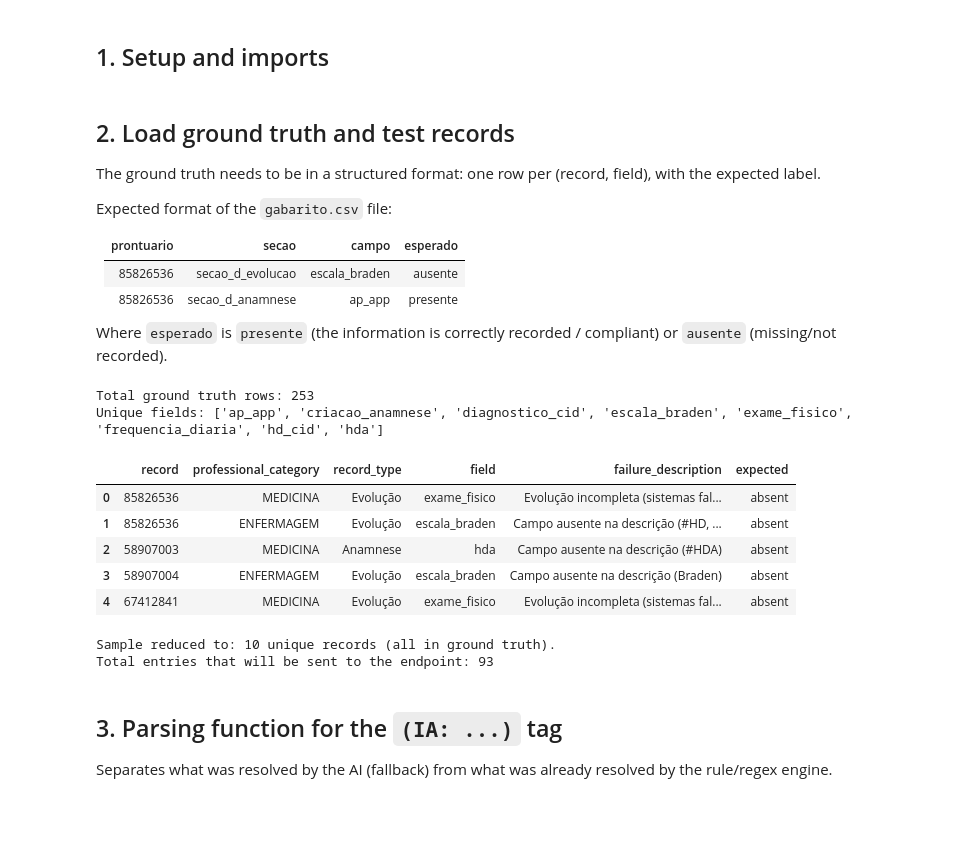
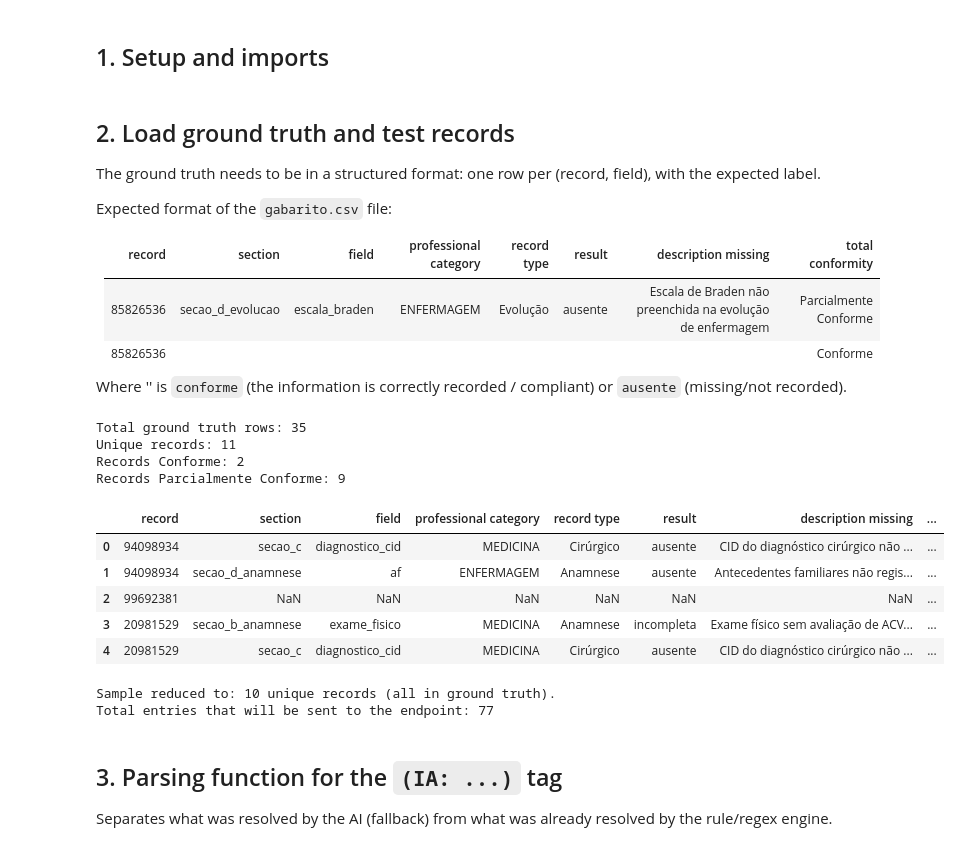
Before and after one commit to MaraLeao/Auditor-de-Qualidade-de-PEP, a Jupyter notebook: data_extract/evaluation/notebooks/avaliacao_modelos.ipynb, the cells around one changed output. Cells and saved outputs as stored; diff of their text form; code cells hidden in the pictures; blank space fills up the shorter version.

```diff
--- a/data_extract/evaluation/notebooks/avaliacao_modelos.ipynb
+++ b/data_extract/evaluation/notebooks/avaliacao_modelos.ipynb
@@ -85,6 +85,9 @@ AUDITABLE_FIELDS = {
         "escala_braden", "escala_morse", "curativo", "criacao_evolucao",
     ],
 }
+
+def clean_id(value):
+    return re.sub(r'\D', '', str(value))
 # %% [markdown]
 ## 2. Load ground truth and test records
 
@@ -92,28 +95,37 @@ The ground truth needs to be in a structured format: one row per (record, field)
 
 Expected format of the `gabarito.csv` file:
 
-| prontuario | secao | campo | esperado |
-|---|---|---|---|
-| 85826536 | secao_d_evolucao | escala_braden | ausente |
-| 85826536 | secao_d_anamnese | ap_app | presente |
+| record | section | field | professional category | record type | result | description missing | total conformity |
+|---|---|---|---|---|---|---|---|
+| 85826536 | secao_d_evolucao | escala_braden | ENFERMAGEM | Evolução | ausente | Escala de Braden não preenchida na evolução de enfermagem | Parcialmente Conforme |
+| 85826536 |  |  |  | | | | Conforme |
 
-Where `esperado` is `presente` (the information is correctly recorded / compliant) or `ausente` (missing/not recorded).
+Where '' is `conforme` (the information is correctly recorded / compliant) or `ausente` (missing/not recorded).
 # %%
 ground_truth = pd.read_csv(DATA_DIR / 'gabarito.csv')
-ground_truth['record'] = ground_truth['record'].astype(str).str.strip()
+ground_truth['record'] = ground_truth['record'].apply(clean_id)
 
 print(f"Total ground truth rows: {len(ground_truth)}")
-print(f"Unique fields: {sorted(ground_truth['field'].unique())}")
+print(f"Unique records: {ground_truth['record'].nunique()}")
+
+conforme_records = ground_truth[ground_truth['total conformity'] == 'Conforme']['record'].nunique()
+parcial_records = ground_truth[ground_truth['total conformity'] == 'Parcialmente Conforme']['record'].nunique()
+
+print(f"Records Conforme: {conforme_records}")
+print(f"Records Parcialmente Conforme: {parcial_records}")
+
 ground_truth.head()
 # %% [output]
-Total ground truth rows: 253
-Unique fields: ['ap_app', 'criacao_anamnese', 'diagnostico_cid', 'escala_braden', 'exame_fisico', 'frequencia_diaria', 'hd_cid', 'hda']
+Total ground truth rows: 35
+Unique records: 11
+Records Conforme: 2
+Records Parcialmente Conforme: 9
-|  | record | professional_category | record_type | field | failure_description | expected |
-| 0 | 85826536 | MEDICINA | Evolução | exame_fisico | Evolução incompleta (sistemas fal... | absent |
-| 1 | 85826536 | ENFERMAGEM | Evolução | escala_braden | Campo ausente na descrição (#HD, ... | absent |
-| 2 | 58907003 | MEDICINA | Anamnese | hda | Campo ausente na descrição (#HDA) | absent |
-| 3 | 58907004 | ENFERMAGEM | Evolução | escala_braden | Campo ausente na descrição (Braden) | absent |
-| 4 | 67412841 | MEDICINA | Evolução | exame_fisico | Evolução incompleta (sistemas fal... | absent |
+|  | record | section | field | professional category | record type | result | description missing | ... |
+| 0 | 94098934 | secao_c | diagnostico_cid | MEDICINA | Cirúrgico | ausente | CID do diagnóstico cirúrgico não ... | ... |
+| 1 | 94098934 | secao_d_anamnese | af | ENFERMAGEM | Anamnese | ausente | Antecedentes familiares não regis... | ... |
+| 2 | 99692381 | NaN | NaN | NaN | NaN | NaN | NaN | ... |
+| 3 | 20981529 | secao_b_anamnese | exame_fisico | MEDICINA | Anamnese | incompleta | Exame físico sem avaliação de ACV... | ... |
+| 4 | 20981529 | secao_c | diagnostico_cid | MEDICINA | Cirúrgico | ausente | CID do diagnóstico cirúrgico não ... | ... |
 # %%
 N_PATIENTS = 10
 
@@ -125,7 +137,7 @@ ground_truth_pids = set(ground_truth['record'].unique())
 
 unique_records = []
 for record_entry in all_records:
-    pid = str(record_entry.get('Prontuário', '')).replace('.', '').strip()
+    pid = clean_id(record_entry.get('Prontuário', ''))
     if pid in ground_truth_pids and pid not in unique_records:
         unique_records.append(pid)
         if len(unique_records) == N_PATIENTS:
@@ -133,14 +145,14 @@ for record_entry in all_records:
 
 test_records = [
     r for r in all_records
-    if str(r.get('Prontuário', '')).replace('.', '').strip() in unique_records
+    if clean_id(r.get('Prontuário', '')) in unique_records
 ]
 
 print(f"Sample reduced to: {len(unique_records)} unique records (all in ground truth).")
 print(f"Total entries that will be sent to the endpoint: {len(test_records)}")
 # %% [output]
 Sample reduced to: 10 unique records (all in ground truth).
-Total entries that will be sent to the endpoint: 93
+Total entries that will be sent to the endpoint: 77
 # %% [markdown]
 ## 3. Parsing function for the `(IA: ...)` tag
 
```
Also changed, not shown: parts of 3 cells of this notebook, 3 other files.
